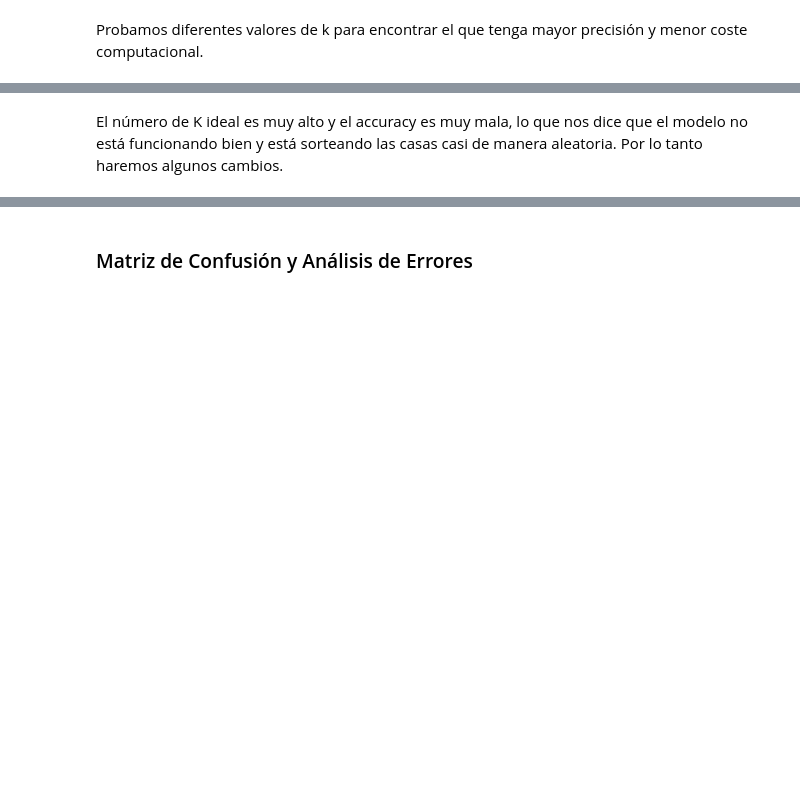
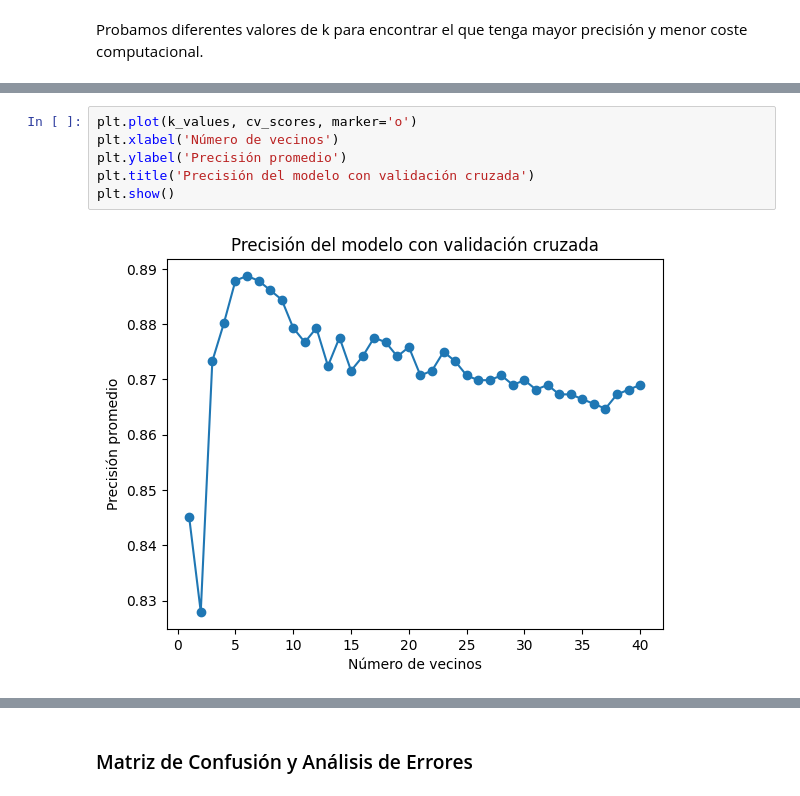
Before and after one commit to DiegoGarV/HT6-DM, a Jupyter notebook: knn.ipynb, the cells around one changed output, grey strips where cells are left out. Drawn from its saved outputs; the diff is of its cells as text; blank space fills up the shorter version.

```diff
--- a/knn.ipynb
+++ b/knn.ipynb
@@ -311,2 +261,8 @@ plt.show()
-# %% [markdown]
-El número de K ideal es muy alto y el accuracy es muy mala, lo que nos dice que el modelo no está funcionando bien y está sorteando las casas casi de manera aleatoria. Por lo tanto haremos algunos cambios.
+# %%
+plt.plot(k_values, cv_scores, marker='o')
+plt.xlabel('Número de vecinos')
+plt.ylabel('Precisión promedio')
+plt.title('Precisión del modelo con validación cruzada')
+plt.show()
+# %% [output]
+[figure, added]
```
Also changed, not shown: parts of 15 cells of this notebook.
